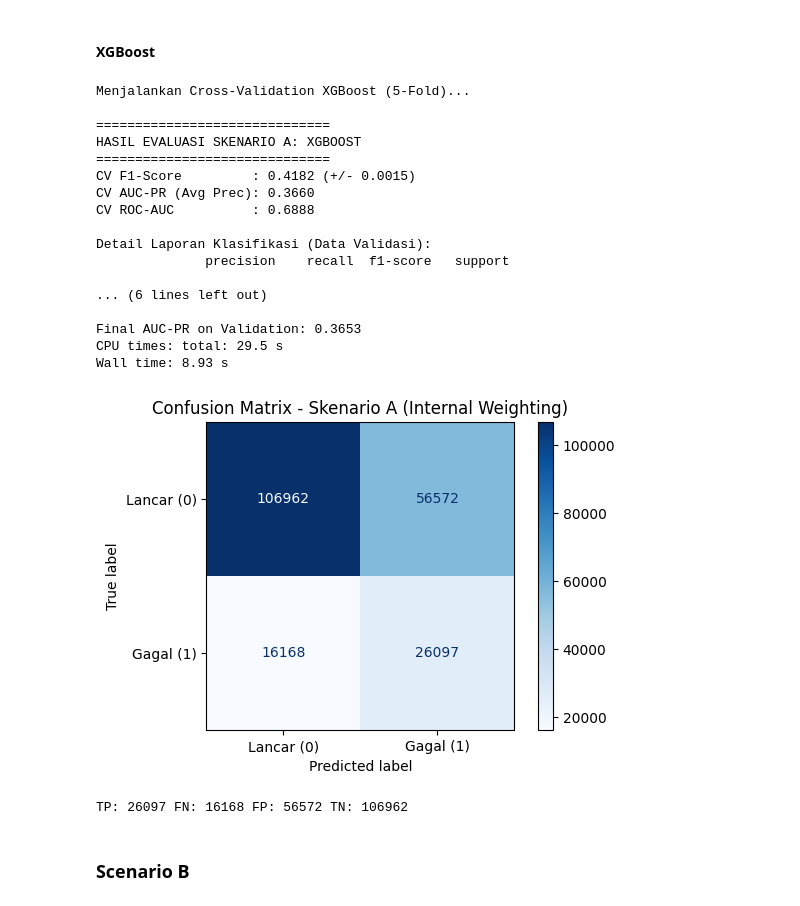
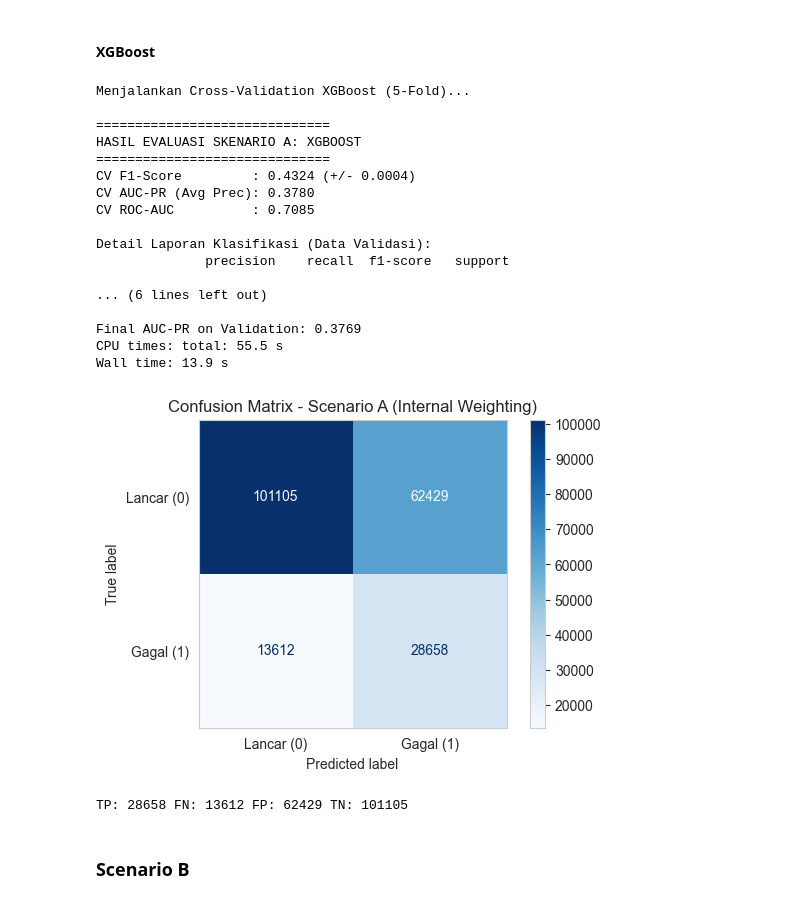
Before and after one commit to irfanbudianto/LGBM_vs_XGB, a Jupyter notebook: LGBM_vs_XGB_on_imbalance_data.ipynb, the cells around one changed output. Cells and saved outputs as stored; diff of their text form; code cells hidden in the pictures.

```diff
--- a/LGBM_vs_XGB_on_imbalance_data.ipynb
+++ b/LGBM_vs_XGB_on_imbalance_data.ipynb
@@ -234,8 +282,8 @@ Wall time: 675 ms
 # %%
 %%time
 map = {
-    'Fully Paid': 0,
-    'Charged Off': 1
+    'Fully Paid':0, 'Does not meet the credit policy. Status:Fully Paid':0,
+    'Charged Off':1, 'Default':1, 'Does not meet the credit policy. Status:Charged Off':1
 }
 df['loan_status'] = df['loan_status'].map(map)
 df['loan_status'] = pd.to_numeric(df['loan_status'])
@@ -275,22 +352,22 @@ Wall time: 5.33 s
 %%time
 
 def iterative_feature_selection_optimized(X, y, threshold, sample_size=0.5):
-    # 1. Penanganan Sampling (Mendukung 0 < sample_size <= 1)
+    # 1. Sampling handling (supports 0 < sample_size <= 1).
     if sample_size < 1.0:
-        print(f"Sampling {sample_size*100}% data untuk seleksi fitur...")
+        print(f"Sampling {sample_size*100}% data for feature selection...")
         X_s, _, y_s, _ = train_test_split(X, y, train_size=sample_size, stratify=y, random_state=42)
     else:
-        print("Menggunakan seluruh data (100%) untuk seleksi fitur...")
+        print("Utilize all data (100%) for feature selection....")
         X_s, y_s = X.copy(), y.copy()
 
-    # 2. Hitung Gain sekali saja di awal
-    print("Menghitung Initial Feature Importance (Gain)...")
+    # 2. Calculate Gain only once at the start.
+    print("Calculate Initial Feature Importance (Gain)...")
     param = param_lgbm | {'is_unbalance': True}
     full_model = LGBMClassifier(**param)
     full_model.fit(X_s, y_s)
     initial_gains = pd.Series(full_model.feature_importances_, index=X_s.columns)
 
-    # 3. Hitung Korelasi
+    # 3. Calculate Correlation
     corr_matrix = X_s.corr().abs()
     upper = corr_matrix.where(np.triu(np.ones(corr_matrix.shape), k=1).astype(bool))
 
@@ -301,7 +378,7 @@ def iterative_feature_selection_optimized(X, y, threshold, sample_size=0.5):
                 high_corr_pairs.append((idx, col))
 
     dropped_features = set()
-    print(f"Menganalisis {len(high_corr_pairs)} pasangan korelasi tinggi...\n")
+    print(f"Analyzing {len(high_corr_pairs)} high correlation pairs....\n")
 
     # 4. Seleksi Berdasarkan Gain
     for feat_a, feat_b in high_corr_pairs:
@@ -311,19 +388,19 @@ def iterative_feature_selection_optimized(X, y, threshold, sample_size=0.5):
         gain_a = initial_gains.get(feat_a, 0)
         gain_b = initial_gains.get(feat_b, 0)
 
-        # Drop yang gain-nya lebih rendah
+        # Drop items with lower gain.
         final_drop = feat_a if gain_a < gain_b else feat_b
         dropped_features.add(final_drop)
 
         print(f"Pair: ({feat_a}, {feat_b}) | Gain: {feat_a}={gain_a:.2f}, {feat_b}={gain_b:.2f}")
-        print(f" > Keputusan: Drop {final_drop}\n")
+        print(f" > Decision: Drop {final_drop}\n")
 
     final_list = list(dropped_features)
     return X.drop(columns=final_list), final_list
 
-# Eksekusi
+# Execution
 X = df.drop('loan_status', axis=1)
 y = df['loan_status']
-# Contoh penggunaan dengan sample_size 1.0 (Full Data)
-X_final, dropped_list = iterative_feature_selection_optimized(X, y, threshold=0.9, sample_size=1.0)
+
+X_final, dropped_list = iterative_feature_selection_optimized(X, y, threshold=0.9, sample_size=0.5)
 # %% [output]
@@ -422,7 +495,7 @@ Wall time: 2.46 s
 # %%
 %%time
 # 0. Tentukan fraksi data (0.1 = 10%, 1.0 = 100%)
-sample_frac = 1
+sample_frac = 0.5
 
 # 1. Logika Pemilihan Data
 if sample_frac < 1.0:
@@ -615,0 +632,3 @@ Jumlah Fitur Optimal (Titik Siku): 6
+# %%
+att = selected_features[:9]
+# att = feature_scores['Feature'].to_list()[:9]
@@ -722,7 +811,7 @@ model_xgb_a = XGBClassifier(**param)
 
 # 4. Stratified K-Fold Cross Validation
 skf = StratifiedKFold(n_splits=5, shuffle=True, random_state=42)
-scoring_metrics = ['f1', 'average_precision', 'roc_auc']
+# scoring_metrics = ['f1', 'average_precision', 'roc_auc']
 
 print("Menjalankan Cross-Validation XGBoost (5-Fold)...")
 cv_results_xgb = cross_validate(
@@ -759,37 +848,37 @@ Menjalankan Cross-Validation XGBoost (5-Fold)...
 ==============================
 HASIL EVALUASI SKENARIO A: XGBOOST
 ==============================
-CV F1-Score         : 0.4182 (+/- 0.0015)
-CV AUC-PR (Avg Prec): 0.3660
-CV ROC-AUC          : 0.6888
+CV F1-Score         : 0.4324 (+/- 0.0004)
+CV AUC-PR (Avg Prec): 0.3780
+CV ROC-AUC          : 0.7085
 
 Detail Laporan Klasifikasi (Data Validasi):
               precision    recall  f1-score   support
 
 ... (6 lines left out)
 
-Final AUC-PR on Validation: 0.3653
-CPU times: total: 29.5 s
-Wall time: 8.93 s
+Final AUC-PR on Validation: 0.3769
+CPU times: total: 55.5 s
+Wall time: 13.9 s
 # %%
 # 1. Hitung Matrix
 cm_a = confusion_matrix(y_val, y_pred_xgb)
 
 # 2. Visualisasi
 fig, ax = plt.subplots(figsize=(6, 4))
 disp_a = ConfusionMatrixDisplay(confusion_matrix=cm_a, display_labels=['Lancar (0)', 'Gagal (1)'])
 disp_a.plot(cmap='Blues', ax=ax, values_format='d')
 
-plt.title('Confusion Matrix - Skenario A (Internal Weighting)')
+plt.title('Confusion Matrix - Scenario A (Internal Weighting)')
 plt.grid(False)
 plt.show()
 
 # Interpretasi Singkat
 tn, fp, fn, tp = cm_a.ravel()
 print(f"TP: {tp}", f"FN: {fn}", f"FP: {fp}", f"TN: {tn}")
 # %% [output]
-[figure, old version]
+[figure, new version]
-TP: 26097 FN: 16168 FP: 56572 TN: 106962
+TP: 28658 FN: 13612 FP: 62429 TN: 101105
 # %% [markdown]
 ### Scenario B
 # %% [markdown]
```
Also changed, not shown: parts of 50 cells of this notebook.
